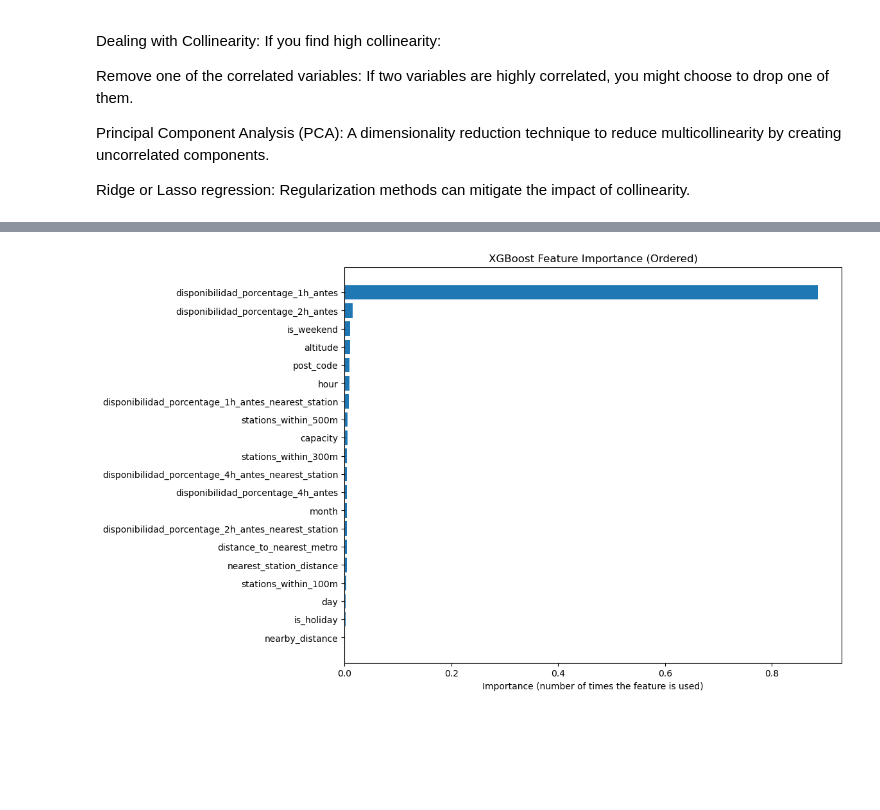
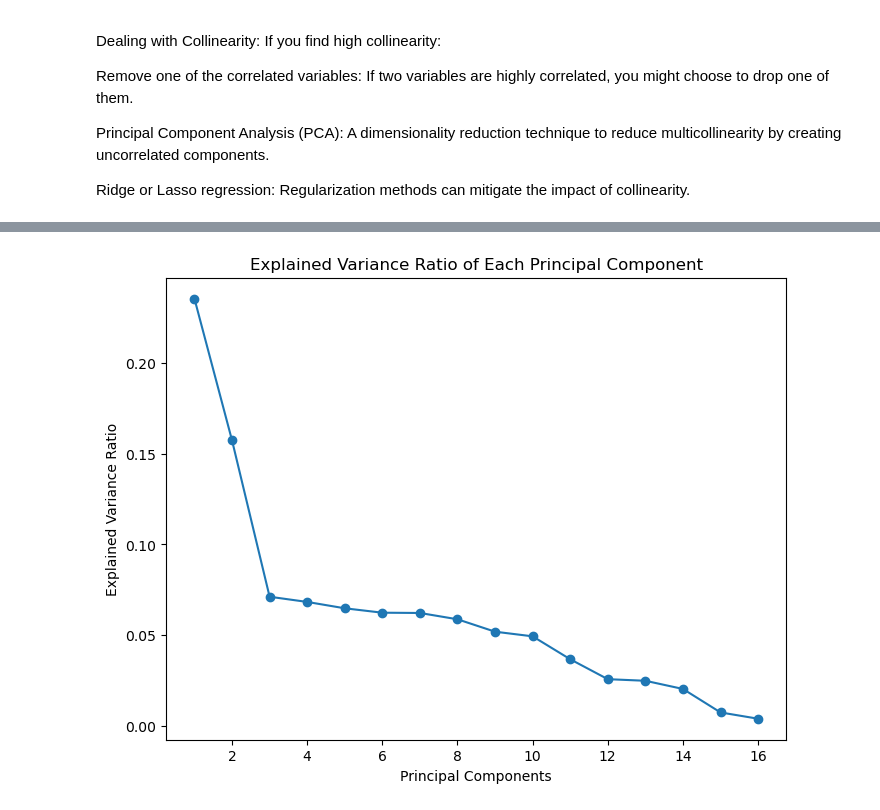
Before and after one commit to vmachok57/bcnbicing_prediction, a Jupyter notebook: Proyecto_Vitaliy.ipynb, the cells around one changed output, grey strips where cells are left out. Saved outputs shown, nothing was run; the diff lists cells and outputs as text; code cells hidden in the pictures; blank space fills up the shorter version.

```diff
--- a/Proyecto_Vitaliy.ipynb
+++ b/Proyecto_Vitaliy.ipynb
@@ -152,4 +148,4 @@ Dask DataFrame Structure:
 |  | ... | ... | ... | ... | ... |
 Dask Name: dropna, 29 graph layers
 # %%
-df_final = df_datos_bikes.groupby(['station_id', 'year', 'month', 'day', 'hour'])[['num_docks_available','num_bikes_available']].median().round(2).reset_index()
+df_final = df_datos_bikes.groupby(['station_id', 'year', 'month', 'day', 'hour'])[['num_docks_available','num_bikes_available']].median().round(4).reset_index()
@@ -577,26 +568,22 @@ from sklearn.metrics import mean_squared_error
 # df_prediction_task = pd.read_csv('your_data.csv')  # If you're reading data from a file
 
 # Select features and target variable
-features = ['month', 'day', 'hour', 'capacity', 'is_weekend', 'is_holiday', 'altitude', 'post_code',
-            'disponibilidad_porcentage_1h_antes',
+features = ['month', 'day', 'hour', 'capacity', 'is_weekend', 'is_holiday', 'is_charging_station',
+            'disponibilidad_porcentage_1h_antes','altitude',
             'disponibilidad_porcentage_2h_antes',
-            #'disponibilidad_porcentage_3h_antes',
+            'disponibilidad_porcentage_3h_antes',
             'disponibilidad_porcentage_4h_antes',
-            'disponibilidad_porcentage_1h_antes_nearest_station',
-            'disponibilidad_porcentage_2h_antes_nearest_station',
-            #'disponibilidad_porcentage_3h_antes_nearest_station',
-            'disponibilidad_porcentage_4h_antes_nearest_station',
             'nearest_station_distance', 'nearby_distance', 'stations_within_100m',
-            'stations_within_300m', 'stations_within_500m', 'distance_to_nearest_metro']  # Independent variables
+            'stations_within_300m', 'stations_within_500m']  # Independent variables
 
 target_variable = 'percentage_docks_available'  # Dependent variable
 
 # Prepare the data
 # Drop rows with missing values in the features and target
-df_prediction_reduced = df_prediction_reduced.dropna(subset=features + [target_variable])
+df_prediction_task = df_prediction_task.dropna(subset=features + [target_variable])
 
-X = df_prediction_reduced[features]
-y = df_prediction_reduced[target_variable]
+X = df_prediction_task[features]
+y = df_prediction_task[target_variable]
 
 # Standardize the data (important for ridge regression)
 scaler = StandardScaler()
@@ -739,24 +747,63 @@ Mean Squared Error: 0.0130
 # %%
-# Extract feature importances
-importances = xgb_model.feature_importances_
+import pandas as pd
+from sklearn.decomposition import PCA
+from sklearn.preprocessing import StandardScaler
+import matplotlib.pyplot as plt
 
-# Create a DataFrame for importances and corresponding feature names
-importance_df = pd.DataFrame({
-    'Feature': features,
-    'Importance': importances
-})
+# Example DataFrame (replace with your actual data)
+# df_prediction_task = pd.read_csv('your_data.csv')  # If you're reading data from a file
 
-# Sort the importances according to the order in 'features'
-importance_df = importance_df.set_index('Feature').loc[features]
+# Select features for PCA
+features = ['month', 'day', 'hour', 'capacity', 'is_weekend', 'is_holiday','special_event','altitude',
+            'disponibilidad_porcentage_1h_antes', 'disponibilidad_porcentage_2h_antes',
+            'disponibilidad_porcentage_3h_antes', 'disponibilidad_porcentage_4h_antes',
+            'nearest_station_distance', 'stations_within_100m',
+            'stations_within_300m', 'stations_within_500m']
 
-importance_df_mod=importance_df.sort_values(by='Importance', ascending=True)
+# Prepare the data
+X = df_prediction_task[features]
 
-# Plot feature importance in the same order as 'features'
-plt.figure(figsize=(10, 8))
+# Step 1: Standardize the data
+scaler = StandardScaler()
+X_scaled = scaler.fit_transform(X)
 
-# Plot importance using 'weight' or another importance type
-plt.barh(importance_df_mod.index, importance_df_mod['Importance'], align='center')
-plt.xlabel('Importance (number of times the feature is used)')
-plt.title('XGBoost Feature Importance (Ordered)')
+# Step 2: Apply PCA
+pca = PCA()
+X_pca = pca.fit_transform(X_scaled)
+
+# Step 3: Explained variance ratio to understand how much variance each component captures
+explained_variance = pca.explained_variance_ratio_
+print("Explained Variance Ratio of each component:", explained_variance)
+
+# Step 4: Plot the explained variance to visualize the importance of each component
+plt.figure(figsize=(8, 6))
+plt.plot(range(1, len(explained_variance) + 1), explained_variance, marker='o')
+plt.title('Explained Variance Ratio of Each Principal Component')
+plt.xlabel('Principal Components')
+plt.ylabel('Explained Variance Ratio')
 plt.show()
+
+# Step 5: Cumulative Explained Variance (to decide how many components to retain)
+cumulative_explained_variance = explained_variance.cumsum()
+plt.figure(figsize=(8, 6))
+plt.plot(range(1, len(cumulative_explained_variance) + 1), cumulative_explained_variance, marker='o')
+plt.title('Cumulative Explained Variance')
+plt.xlabel('Number of Principal Components')
+plt.ylabel('Cumulative Explained Variance')
+plt.show()
+
+# Step 6: Choose the number of components based on cumulative explained variance (e.g., 95%)
+n_components = 0
+for i, variance in enumerate(cumulative_explained_variance):
+    if variance >= 0.95:  # 95% explained variance
+        n_components = i + 1
+        break
+
+print(f"Number of components that explain 95% of the variance: {n_components}")
+
+# Step 7: Transform data to the selected number of principal components
+pca = PCA(n_components=n_components)
+X_pca_reduced = pca.fit_transform(X_scaled)
+
+# You can now use X_pca_reduced for modeling (e.g., XGBoost, Ridge regression, etc.)
 # %% [output]
@@ -763 +813 @@ plt.show()
-[figure, old version]
+[figure, new version]
```
Also changed, not shown: parts of 76 cells of this notebook.
